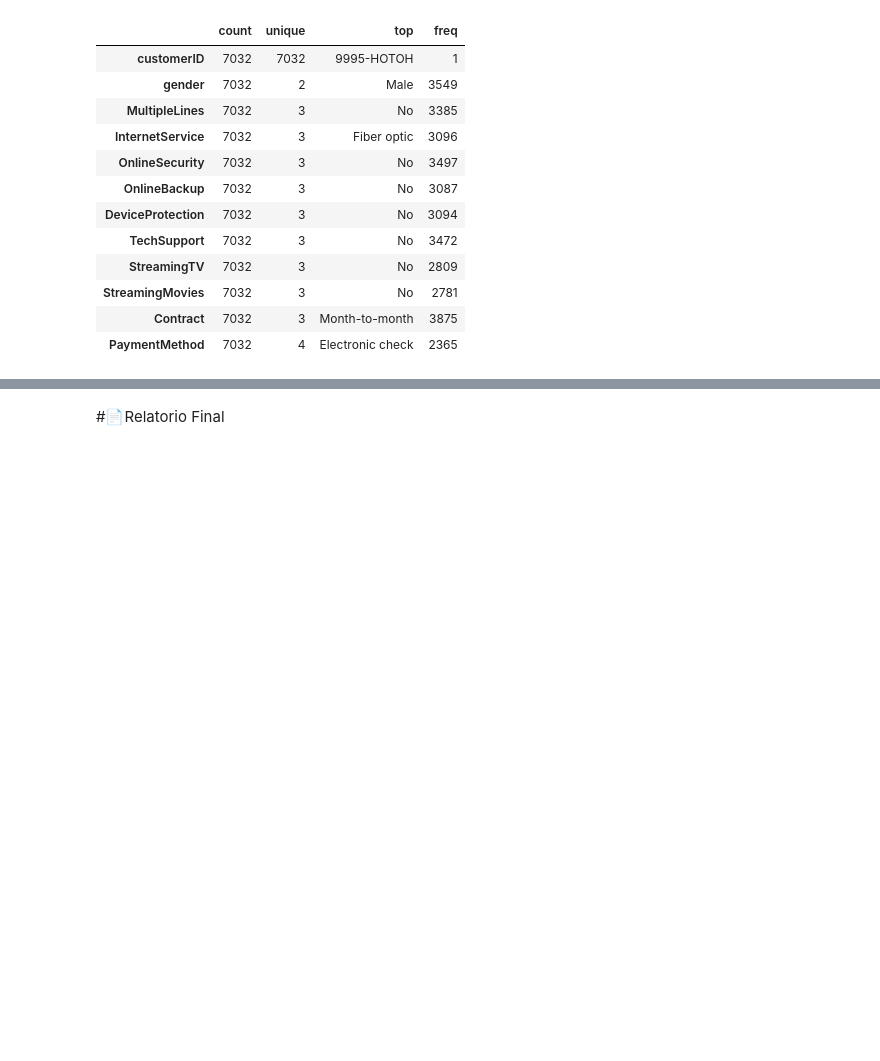
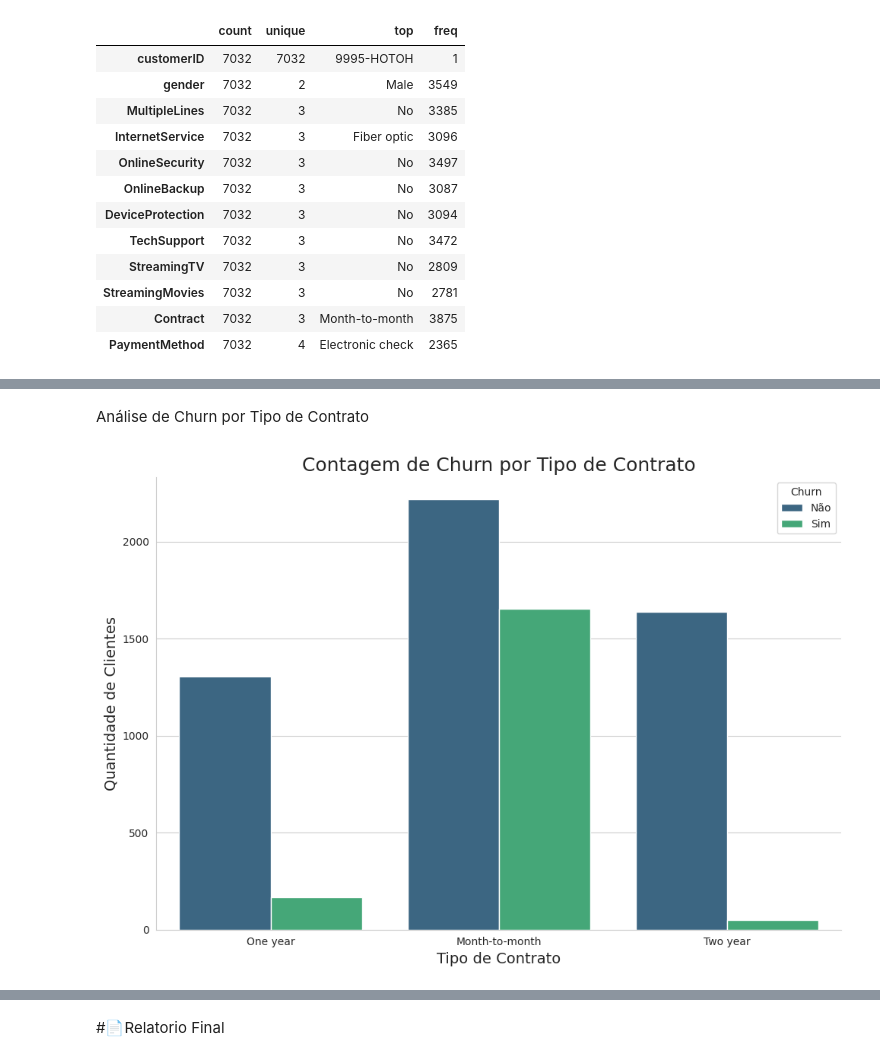
Before and after one commit to jhonatanwsds/TelecomX_BR, a Jupyter notebook: TelecomX_BR.ipynb, the cells around one changed output, grey strips where cells are left out. Drawn from its saved outputs; the diff is of its cells as text; code cells hidden in the pictures; blank space fills up the shorter version.

```diff
--- a/TelecomX_BR.ipynb
+++ b/TelecomX_BR.ipynb
@@ -215,0 +301,24 @@ display(dados_clientes.describe(include=['object']).T)
+# %% [markdown]
+Análise de Churn por Tipo de Contrato
+# %%
+import matplotlib.pyplot as plt
+import seaborn as sns
+
+sns.set_style('whitegrid')
+plt.figure(figsize=(10, 7))
+
+# Usamos 'hue="Churn"' para criar barras agrupadas para quem cancelou (1) e quem não cancelou (0)
+ax = sns.countplot(data=dados_clientes, x='Contract', hue='Churn', palette='viridis')
+
+# Títulos e rótulos
+ax.set_title('Contagem de Churn por Tipo de Contrato', fontsize=18)
+ax.set_xlabel('Tipo de Contrato', fontsize=14)
+ax.set_ylabel('Quantidade de Clientes', fontsize=14)
+
+# Melhora a legenda
+plt.legend(title='Churn', labels=['Não', 'Sim'])
+sns.despine()
+plt.tight_layout()
+plt.show()
+# %% [output]
+[figure, added]
```
Also changed, not shown: parts of 16 cells of this notebook.
